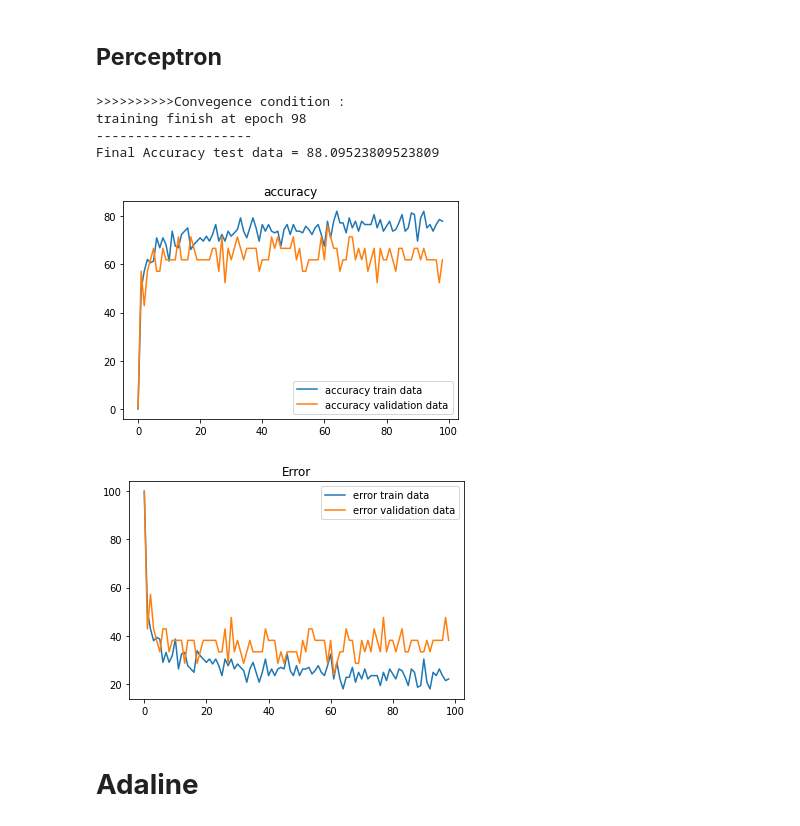
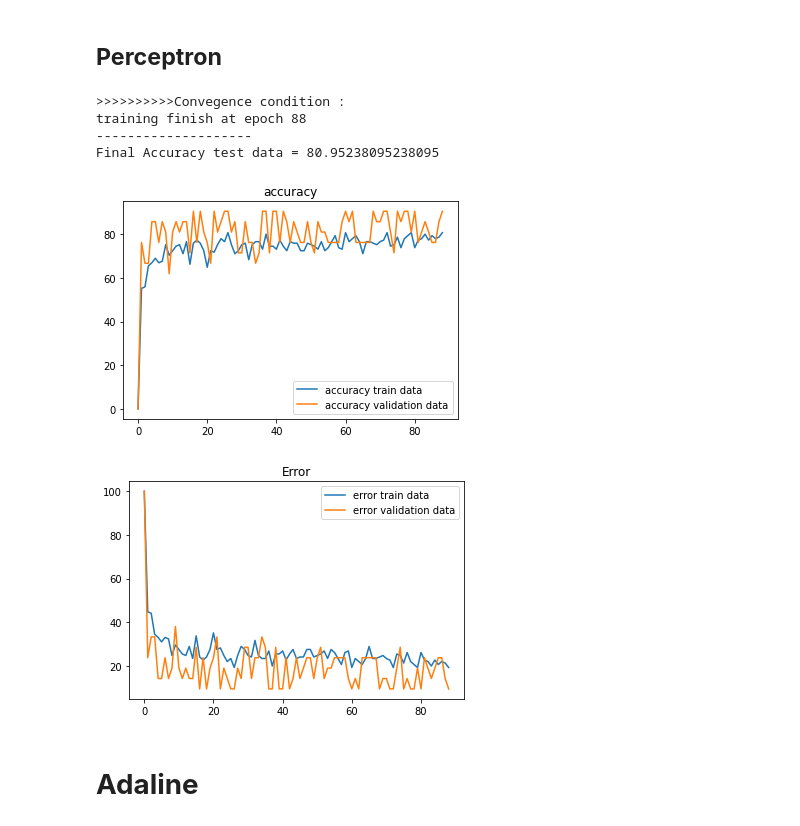
Before and after one commit to ZahraDehghanian97/Perceptron_Vs._Adaline, a Jupyter notebook: 98131059_HW01/98131059_HW01.ipynb, the cells around one changed output. Cells and saved outputs as stored; diff of their text form; code cells hidden in the pictures.

```diff
--- a/98131059_HW01/98131059_HW01.ipynb
+++ b/98131059_HW01/98131059_HW01.ipynb
@@ -233,39 +233,39 @@ def perceptron(train,validate, test, l_rate, max_epoch):
     weights , accuracy_train,accuracy_validate = train_weights_perceptron(train,validate, l_rate, max_epoch)
     predictions = predict_perceptron(test, weights)
     return predictions , accuracy_train,accuracy_validate
 
 
 l_rate = 0.01
 max_epoch = 300
-np.random.shuffle(dataset)
-train, validate, test = np.split(dataset, [int(.7*len(dataset)), int(.8*len(dataset))])
+# np.random.shuffle(dataset)
+# train, validate, test = np.split(dataset, [int(.7*len(dataset)), int(.8*len(dataset))])
 predicted_perceptron, accuracy_train,accuracy_validate = perceptron(train,validate, test ,l_rate,max_epoch)
 actual = test[:,-1]
 accuracy = accuracy_metric(actual, predicted_perceptron)
 print("--------------------")
 print('Final Accuracy test data = ' + str(accuracy) )
 temp = [i for i in range(len(accuracy_train))]
 error_train = list()
 error_validate = list()
 for i in accuracy_train:error_train.append(100-i)
 for i in accuracy_validate:error_validate.append(100-i)
 plt.plot(temp,accuracy_train,label="accuracy train data")
 plt.plot(temp,accuracy_validate,label="accuracy validation data")
 plt.legend()
 plt.title("accuracy")
 plt.show()
 plt.plot(temp,error_train,label="error train data")
 plt.plot(temp,error_validate,label="error validation data")
 plt.legend()
 plt.title("Error")
 plt.show()
 # %% [output]
 >>>>>>>>>>Convegence condition :
-training finish at epoch 98
+training finish at epoch 88
 --------------------
-Final Accuracy test data = 88.09523809523809
+Final Accuracy test data = 80.95238095238095
-[figure, old version]
+[figure, new version]
-[figure, old version]
+[figure, new version]
 # %% [markdown]
 # **Adaline**
 # %%
```
Also changed, not shown: parts of 8 cells of this notebook.
